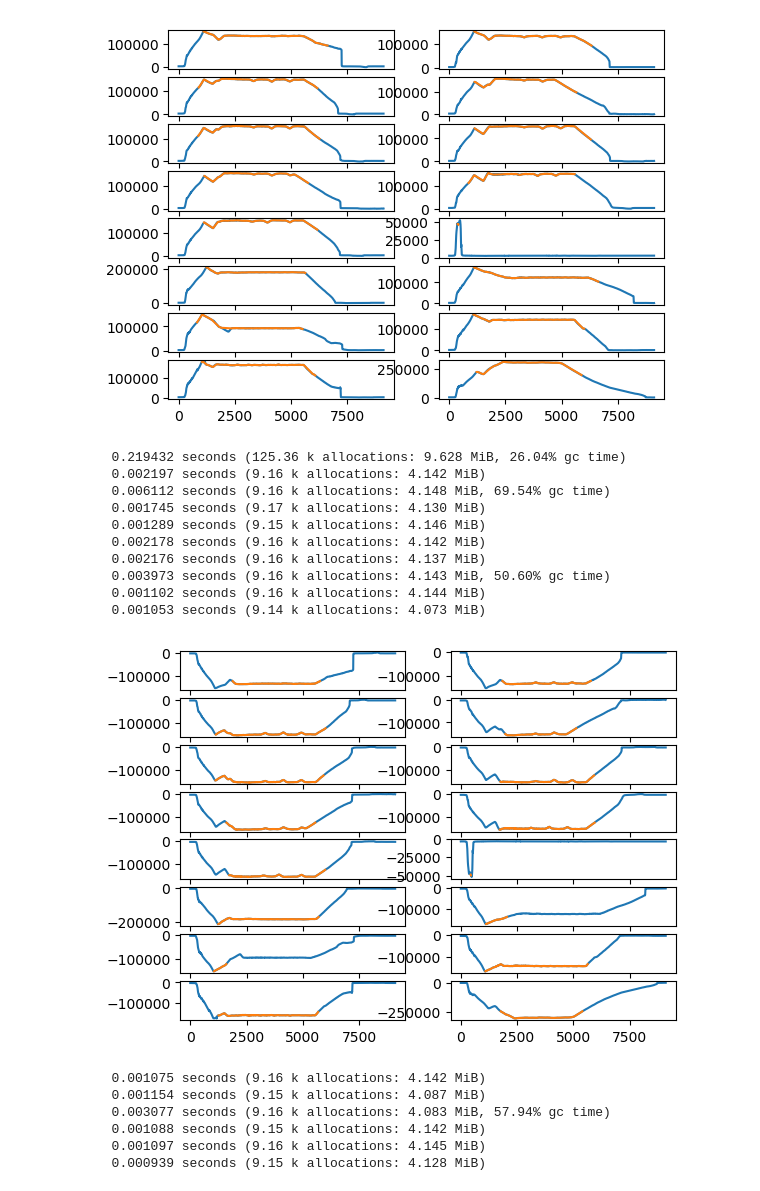
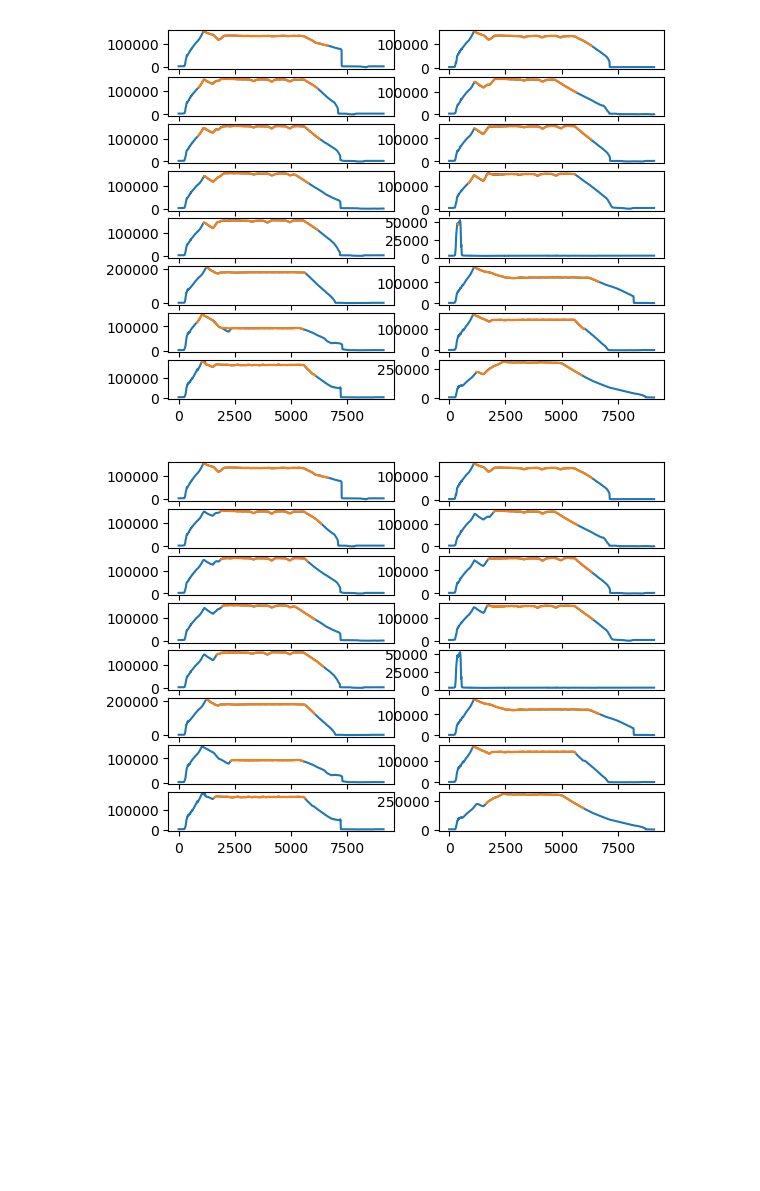
Before and after one commit to vitskvara/AlfvenDetectors.jl, a Jupyter notebook: notebooks/flattop.ipynb, the cells around one changed output. Drawn from its saved outputs; the diff is of its cells as text; code cells hidden in the pictures; blank space fills up the shorter version.

```diff
--- a/notebooks/flattop.ipynb
+++ b/notebooks/flattop.ipynb
@@ -121,27 +123,13 @@ end
 # %%
 for i in 1:N
     subplot(N/2,2,i)
-    ip = Ips[i]
+    ip = AlfvenDetectors.makepositive(Ips[i])
     ts = collect(1:length(ip))
     plot(ts, ip)
-    @time start,stop = AlfvenDetectors.flattopbe(ip,0.8,8e-4;wl=80)
-    plot(ts[start:stop], ip[start:stop])
+    start,stop = AlfvenDetectors.flattopbe(ip,0.6,8e-4;wl=20)
+    if stop-start > 100
+        plot(ts[start:stop], ip[start:stop])
+    end
 end
 # %% [output]
-  0.219432 seconds (125.36 k allocations: 9.628 MiB, 26.04% gc time)
-  0.002197 seconds (9.16 k allocations: 4.142 MiB)
-  0.006112 seconds (9.16 k allocations: 4.148 MiB, 69.54% gc time)
-  0.001745 seconds (9.17 k allocations: 4.130 MiB)
-  0.001289 seconds (9.15 k allocations: 4.146 MiB)
-  0.002178 seconds (9.16 k allocations: 4.142 MiB)
-  0.002176 seconds (9.16 k allocations: 4.137 MiB)
-  0.003973 seconds (9.16 k allocations: 4.143 MiB, 50.60% gc time)
-  0.001102 seconds (9.16 k allocations: 4.144 MiB)
-  0.001053 seconds (9.14 k allocations: 4.073 MiB)
-[figure, old version]
+[figure, new version]
-  0.001075 seconds (9.16 k allocations: 4.142 MiB)
-  0.001154 seconds (9.15 k allocations: 4.087 MiB)
-  0.003077 seconds (9.16 k allocations: 4.083 MiB, 57.94% gc time)
-  0.001088 seconds (9.15 k allocations: 4.142 MiB)
-  0.001097 seconds (9.16 k allocations: 4.145 MiB)
-  0.000939 seconds (9.15 k allocations: 4.128 MiB)
```
Also changed, not shown: parts of 1 cell of this notebook, 4 other files.
